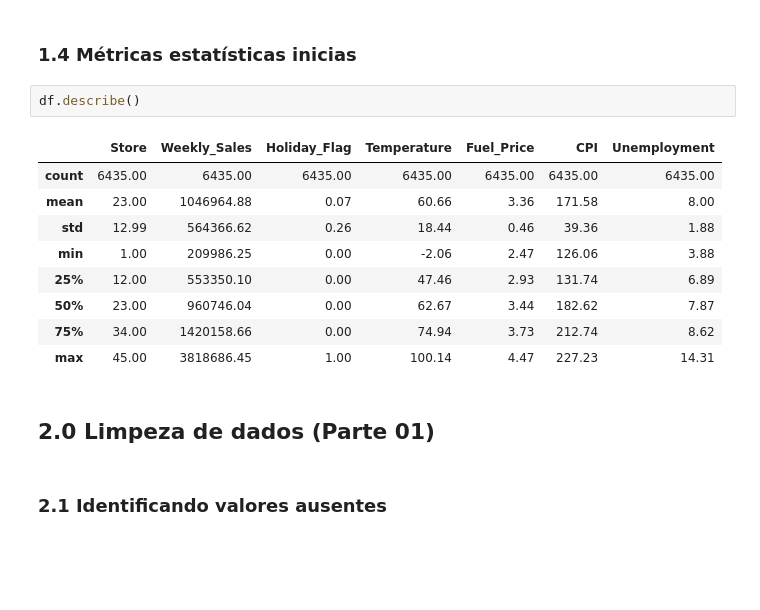
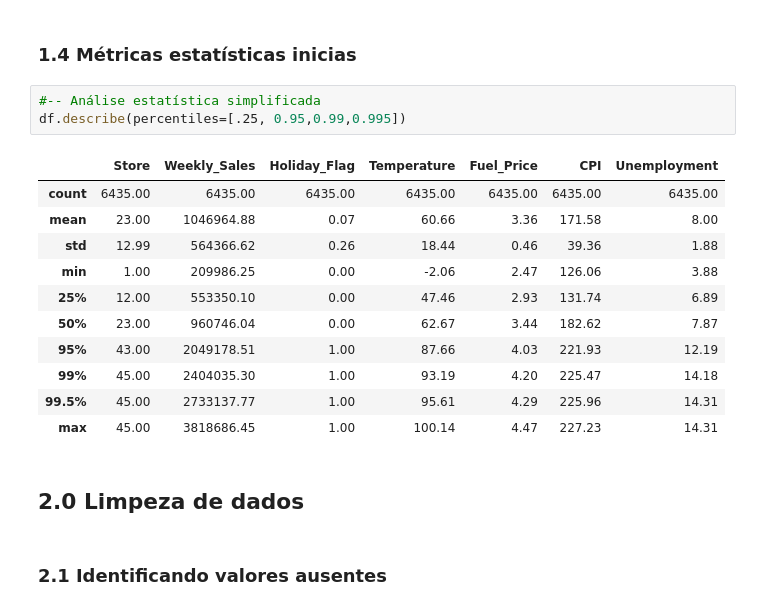
Before and after one commit to jiosouto/Deliverable_02_Wallmart_DNC, a Jupyter notebook: Notebook/Deliverable_02_Projeto[DNC].ipynb, the cells around one changed output. Cells and saved outputs as stored; diff of their text form; blank space fills up the shorter version.

```diff
--- a/Notebook/Deliverable_02_Projeto[DNC].ipynb
+++ b/Notebook/Deliverable_02_Projeto[DNC].ipynb
@@ -125,19 +125,22 @@ pd.DataFrame(data=description, columns=['attributes', 'dtypes', 'nunique', 'samp
 # %% [markdown]
 ### 1.4 Métricas estatísticas  inicias
-# %%
-df.describe()
-# %% [output]
-|  | Store | Weekly_Sales | Holiday_Flag | Temperature | Fuel_Price | CPI | Unemployment |
-| count | 6435.00 | 6435.00 | 6435.00 | 6435.00 | 6435.00 | 6435.00 | 6435.00 |
-| mean | 23.00 | 1046964.88 | 0.07 | 60.66 | 3.36 | 171.58 | 8.00 |
-| std | 12.99 | 564366.62 | 0.26 | 18.44 | 0.46 | 39.36 | 1.88 |
-| min | 1.00 | 209986.25 | 0.00 | -2.06 | 2.47 | 126.06 | 3.88 |
-| 25% | 12.00 | 553350.10 | 0.00 | 47.46 | 2.93 | 131.74 | 6.89 |
-| 50% | 23.00 | 960746.04 | 0.00 | 62.67 | 3.44 | 182.62 | 7.87 |
-| 75% | 34.00 | 1420158.66 | 0.00 | 74.94 | 3.73 | 212.74 | 8.62 |
-| max | 45.00 | 3818686.45 | 1.00 | 100.14 | 4.47 | 227.23 | 14.31 |
+# %%
+#-- Análise estatística simplificada
+df.describe(percentiles=[.25, 0.95,0.99,0.995])
+# %% [output]
+|  | Store | Weekly_Sales | Holiday_Flag | Temperature | Fuel_Price | CPI | Unemployment |
+| count | 6435.00 | 6435.00 | 6435.00 | 6435.00 | 6435.00 | 6435.00 | 6435.00 |
+| mean | 23.00 | 1046964.88 | 0.07 | 60.66 | 3.36 | 171.58 | 8.00 |
+| std | 12.99 | 564366.62 | 0.26 | 18.44 | 0.46 | 39.36 | 1.88 |
+| min | 1.00 | 209986.25 | 0.00 | -2.06 | 2.47 | 126.06 | 3.88 |
+| 25% | 12.00 | 553350.10 | 0.00 | 47.46 | 2.93 | 131.74 | 6.89 |
+| 50% | 23.00 | 960746.04 | 0.00 | 62.67 | 3.44 | 182.62 | 7.87 |
+| 95% | 43.00 | 2049178.51 | 1.00 | 87.66 | 4.03 | 221.93 | 12.19 |
+| 99% | 45.00 | 2404035.30 | 1.00 | 93.19 | 4.20 | 225.47 | 14.18 |
+| 99.5% | 45.00 | 2733137.77 | 1.00 | 95.61 | 4.29 | 225.96 | 14.31 |
+| max | 45.00 | 3818686.45 | 1.00 | 100.14 | 4.47 | 227.23 | 14.31 |
 # %% [markdown]
-## **2.0 Limpeza de dados (Parte 01)**
+## **2.0 Limpeza de dados**
 # %% [markdown]
 ### 2.1 Identificando valores ausentes
 # %%
```
Also changed, not shown: parts of 11 cells of this notebook.
